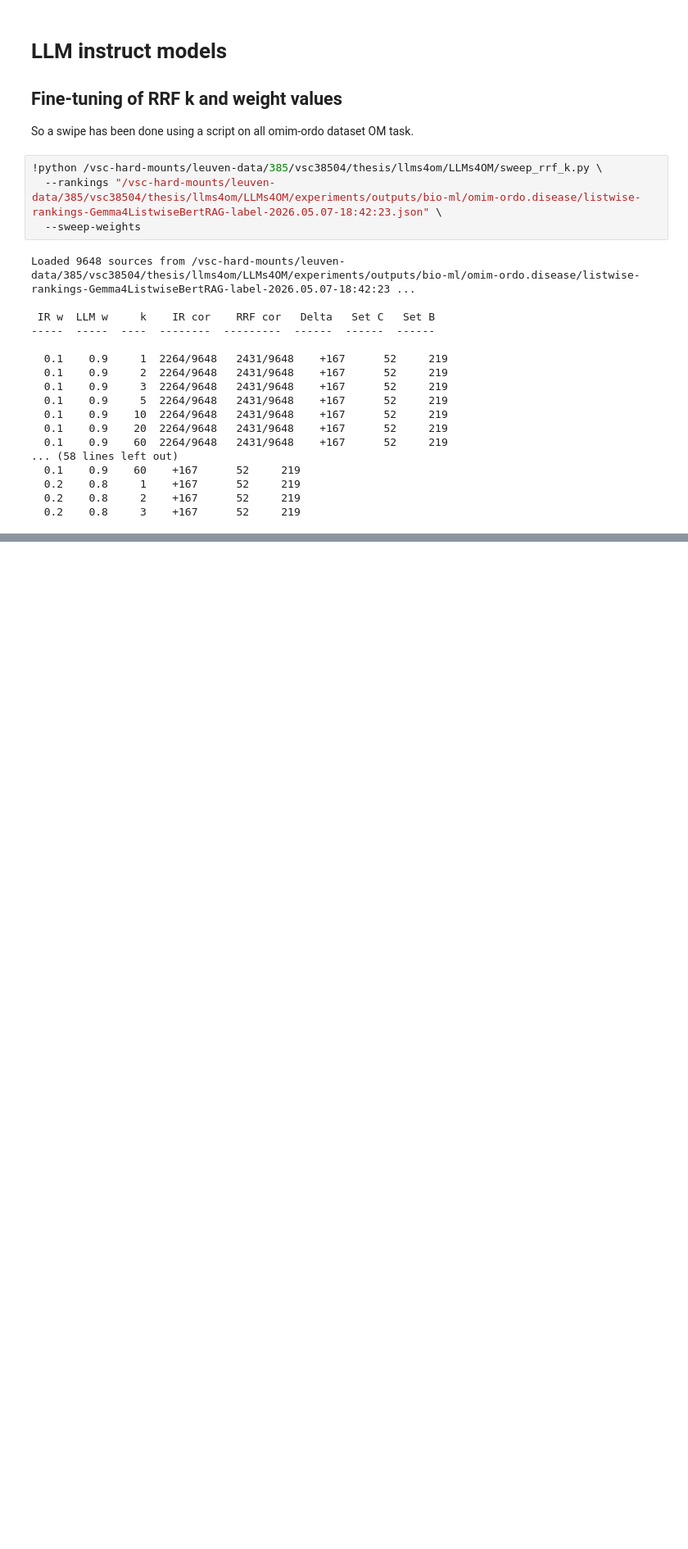
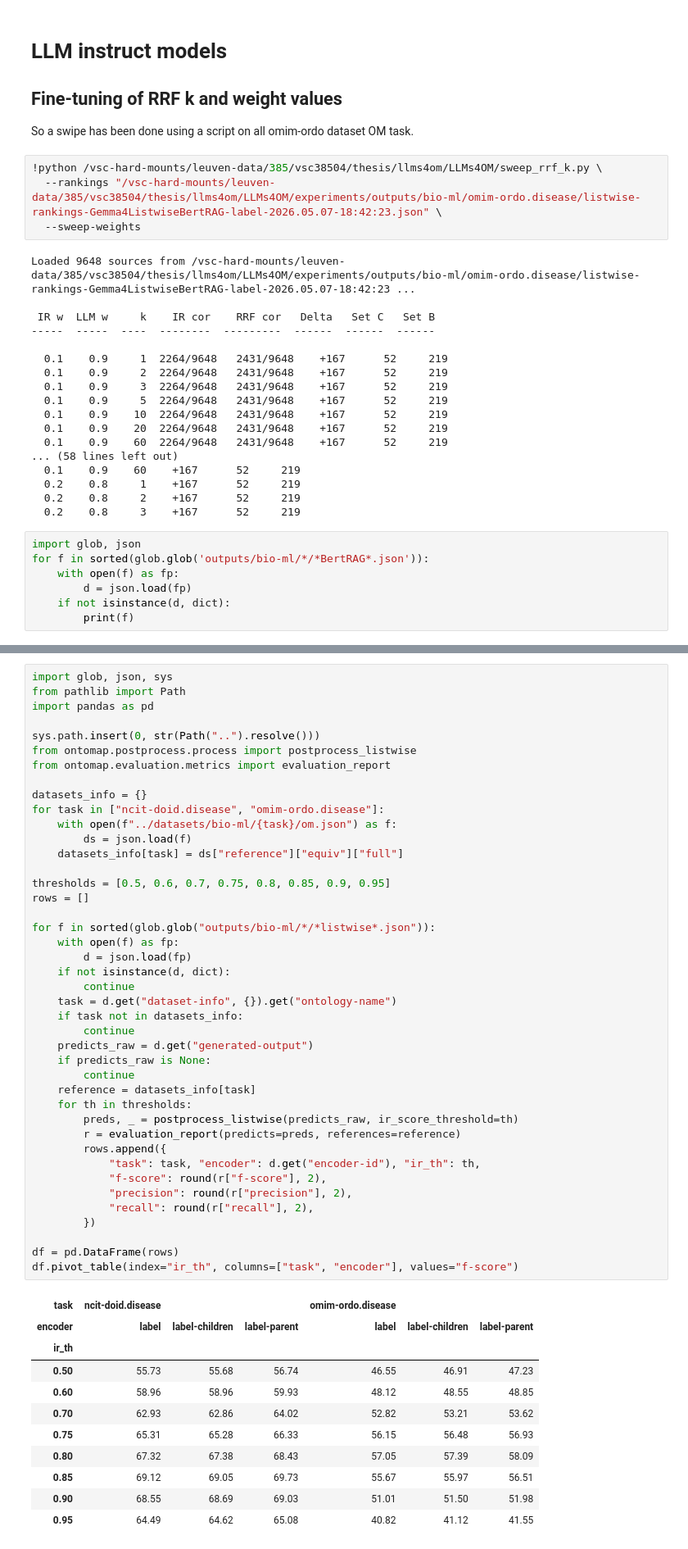
Before and after one commit to simeon2002/LLMs4OM-evaluation-with-modern-LLMs, a Jupyter notebook: experiments/experiments.ipynb, the cells around one changed output, grey strips where cells are left out. Shown at 82% size. Drawn from its saved outputs; the diff is of its cells as text; blank space fills up the shorter version.

```diff
--- a/experiments/experiments.ipynb
+++ b/experiments/experiments.ipynb
@@ -139,3 +140,10 @@ Loaded 9648 sources from /vsc-hard-mounts/leuven-data/385/vsc38504/thesis/llms4o
   0.2    0.8     1    +167      52     219
   0.2    0.8     2    +167      52     219
   0.2    0.8     3    +167      52     219
+# %%
+import glob, json
+for f in sorted(glob.glob('outputs/bio-ml/*/*BertRAG*.json')):
+    with open(f) as fp:
+        d = json.load(fp)
+    if not isinstance(d, dict):
+        print(f)
@@ -141,0 +152,54 @@ Loaded 9648 sources from /vsc-hard-mounts/leuven-data/385/vsc38504/thesis/llms4o
+# %%
+import glob, json, sys
+from pathlib import Path
+import pandas as pd
+
+sys.path.insert(0, str(Path("..").resolve()))
+from ontomap.postprocess.process import postprocess_listwise
+from ontomap.evaluation.metrics import evaluation_report
+
+datasets_info = {}
+for task in ["ncit-doid.disease", "omim-ordo.disease"]:
+    with open(f"../datasets/bio-ml/{task}/om.json") as f:
+        ds = json.load(f)
+    datasets_info[task] = ds["reference"]["equiv"]["full"]
+
+thresholds = [0.5, 0.6, 0.7, 0.75, 0.8, 0.85, 0.9, 0.95]
+rows = []
+
+for f in sorted(glob.glob("outputs/bio-ml/*/*listwise*.json")):
+    with open(f) as fp:
+        d = json.load(fp)
+    if not isinstance(d, dict):
+        continue
+    task = d.get("dataset-info", {}).get("ontology-name")
+    if task not in datasets_info:
+        continue
+    predicts_raw = d.get("generated-output")
+    if predicts_raw is None:
+        continue
+    reference = datasets_info[task]
+    for th in thresholds:
+        preds, _ = postprocess_listwise(predicts_raw, ir_score_threshold=th)
+        r = evaluation_report(predicts=preds, references=reference)
+        rows.append({
+            "task": task, "encoder": d.get("encoder-id"), "ir_th": th,
+            "f-score": round(r["f-score"], 2),
+            "precision": round(r["precision"], 2),
+            "recall": round(r["recall"], 2),
+        })
+
+df = pd.DataFrame(rows)
+df.pivot_table(index="ir_th", columns=["task", "encoder"], values="f-score")
+# %% [output]
+| task | ncit-doid.disease |  |  | omim-ordo.disease |  |  |
+| encoder | label | label-children | label-parent | label | label-children | label-parent |
+| ir_th |  |  |  |  |  |  |
+| 0.50 | 55.73 | 55.68 | 56.74 | 46.55 | 46.91 | 47.23 |
+| 0.60 | 58.96 | 58.96 | 59.93 | 48.12 | 48.55 | 48.85 |
+| 0.70 | 62.93 | 62.86 | 64.02 | 52.82 | 53.21 | 53.62 |
+| 0.75 | 65.31 | 65.28 | 66.33 | 56.15 | 56.48 | 56.93 |
+| 0.80 | 67.32 | 67.38 | 68.43 | 57.05 | 57.39 | 58.09 |
+| 0.85 | 69.12 | 69.05 | 69.73 | 55.67 | 55.97 | 56.51 |
+| 0.90 | 68.55 | 68.69 | 69.03 | 51.01 | 51.50 | 51.98 |
+| 0.95 | 64.49 | 64.62 | 65.08 | 40.82 | 41.12 | 41.55 |
```
Also changed, not shown: parts of 2 cells of this notebook, 3 other files.
